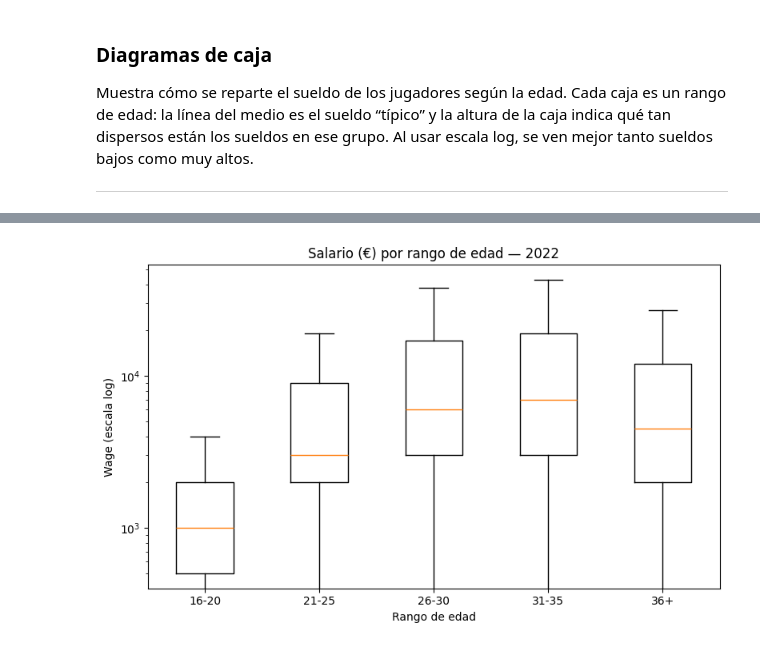
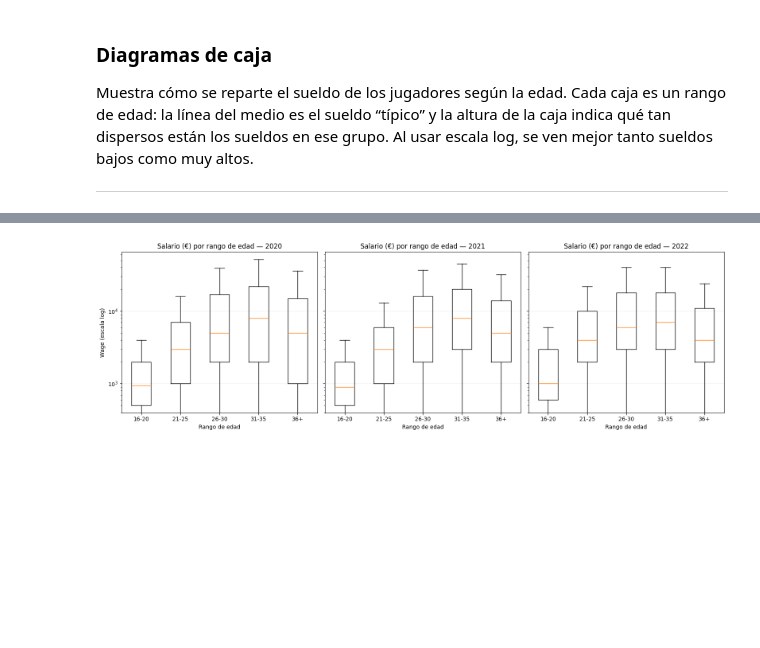
Before and after one commit to BrandonLCC/FIFA_ML_Kedro, a Jupyter notebook: machine-learning-project/notebooks/2_Data_Understanding.ipynb, the cells around one changed output, grey strips where cells are left out. Drawn from its saved outputs; the diff is of its cells as text; code cells hidden in the pictures; blank space fills up the shorter version.

```diff
--- a/machine-learning-project/notebooks/2_Data_Understanding.ipynb
+++ b/machine-learning-project/notebooks/2_Data_Understanding.ipynb
@@ -460,29 +460,83 @@ Cada caja es un rango de edad: la línea del medio es el sueldo “típico” y
 
 --------------------------------------------------
 # %%
-# Convert the 'Wage' column to numeric
-FIFA22_df['Wage_num'] = FIFA22_df['Wage'].str.replace('€', '').str.replace('K', 'e3').str.replace('M', 'e6')
-FIFA22_df['Wage_num'] = pd.to_numeric(FIFA22_df['Wage_num'], errors='coerce')
+import numpy as np
+import pandas as pd
+import matplotlib.pyplot as plt
 
-# Create age bins
-bins = [16, 20, 25, 30, 35, 40] # Adjust bin edges as needed
-labels = ['16-20', '21-25', '26-30', '31-35', '36+']
-FIFA22_df['AgeBin'] = pd.cut(FIFA22_df['Age'], bins=bins, labels=labels, right=False)
+# --- helper: asegurar Wage_num y AgeBin en cada df ---
+def prepare_wage_agebins(df, bins=None, labels=None):
+    df = df.copy()
+    if bins is None:
+        bins = [16, 20, 25, 30, 35, 40]
+    if labels is None:
+        labels = ['16-20', '21-25', '26-30', '31-35', '36+']
+    # Wage -> numérico
+    if "Wage_num" not in df.columns:
+        df['Wage_num'] = (df['Wage']
+                          .astype(str)
+                          .str.replace('€','', regex=False)
+                          .str.replace('K','e3', regex=False)
+                          .str.replace('M','e6', regex=False))
+        df['Wage_num'] = pd.to_numeric(df['Wage_num'], errors='coerce')
+    # Age bins
+    if "AgeBin" not in df.columns:
+        df['AgeBin'] = pd.cut(df['Age'], bins=bins, labels=labels, right=False)
+    return df, labels
 
+# Prepara cada año
+FIFA20_df_prep, labels = prepare_wage_agebins(FIFA20_df)
+FIFA21_df_prep, _      = prepare_wage_agebins(FIFA21_df, labels=labels)
+FIFA22_df_prep, _      = prepare_wage_agebins(FIFA22_df, labels=labels)
 
-sub = FIFA22_df.dropna(subset=['Wage_num','AgeBin'])
-bins = ['16-20','21-25','26-30','31-35','36+']
-data = [sub.loc[sub['AgeBin']==b, 'Wage_num'].values for b in bins]
+# Arma datos para boxplot por año
+def box_data_by_agebin(df, labels):
+    sub = df.dropna(subset=['Wage_num','AgeBin'])
+    return [sub.loc[sub['AgeBin']==b, 'Wage_num'].values for b in labels]
+
+data20 = box_data_by_agebin(FIFA20_df_prep, labels)
+data21 = box_data_by_agebin(FIFA21_df_prep, labels)
+data22 = box_data_by_agebin(FIFA22_df_prep, labels)
+
+# --- Figura con 3 subplots (2020, 2021, 2022) ---
+fig, axes = plt.subplots(1, 3, figsize=(16, 5), sharey=True)
+
+for ax, data, year in zip(axes, [data20, data21, data22], [2020, 2021, 2022]):
+    ax.boxplot(data, showfliers=False)
+    ax.set_yscale('log')
+    ax.set_xticks(range(1, len(labels)+1))
+    ax.set_xticklabels(labels, rotation=0)
+    ax.set_title(f"Salario (€) por rango de edad — {year}")
+    ax.set_xlabel("Rango de edad")
+    ax.grid(axis='y', alpha=0.2)
+
+axes[0].set_ylabel("Wage (escala log)")
+plt.tight_layout()
+plt.show()
+
+# ====== (Opcional) Comparativa de MEDIANAS por rango de edad ======
+def medians_by_agebin(df, labels):
+    sub = df.dropna(subset=['Wage_num','AgeBin'])
+    med = sub.groupby('AgeBin')['Wage_num'].median().reindex(labels)
+    return med.values
+
+med20 = medians_by_agebin(FIFA20_df_prep, labels)
+med21 = medians_by_agebin(FIFA21_df_prep, labels)
+med22 = medians_by_agebin(FIFA22_df_prep, labels)
 
 plt.figure(figsize=(8,5))
-plt.boxplot(data, showfliers=False)
+x = np.arange(len(labels))
+plt.plot(x, med20, marker='o', label='2020')
+plt.plot(x, med21, marker='o', label='2021')
+plt.plot(x, med22, marker='o', label='2022')
 plt.yscale('log')
-plt.xticks(range(1, len(bins)+1), bins)
-plt.title('Salario (€) por rango de edad — 2022')
-plt.ylabel('Wage (escala log)')
-plt.xlabel('Rango de edad')
+plt.xticks(x, labels)
+plt.ylabel("Mediana de Wage (log)")
+plt.xlabel("Rango de edad")
+plt.title("Comparación de salarios medianos por edad (2020–2022)")
+plt.legend()
 plt.tight_layout()
 plt.show()
 # %% [output]
 [interactive output not drawn]
-[figure, old version]
+[figure, new version]
```
Also changed, not shown: parts of 8 cells of this notebook.
